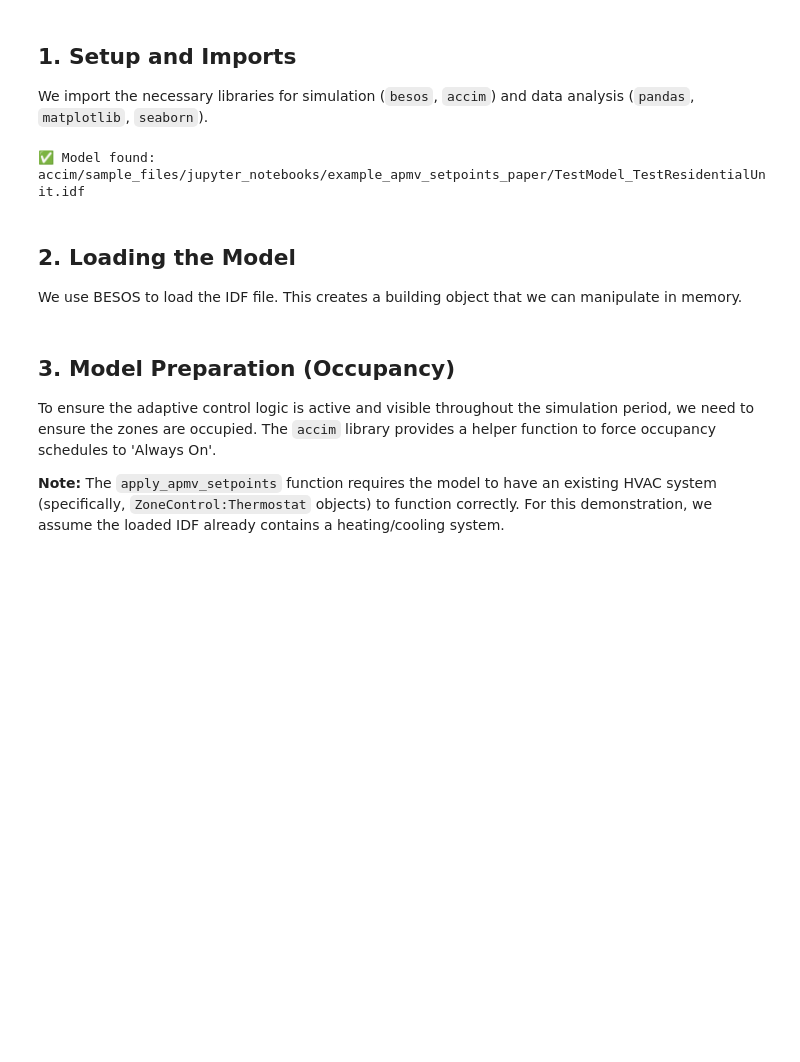
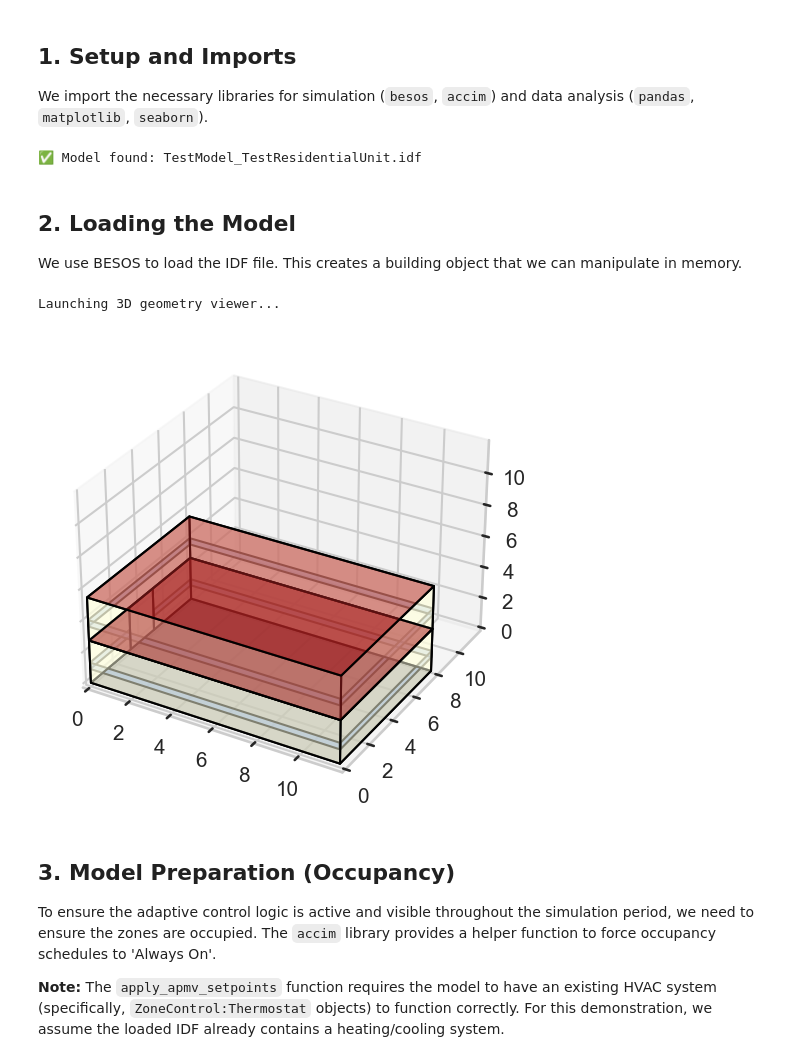
Before and after one commit to piaoger/accim, a Jupyter notebook: docs/source/jupyter_notebooks/example_apmv_setpoints_paper/using_apmv_setpoints.ipynb, the cells around one changed output. Drawn from its saved outputs; the diff is of its cells as text; code cells hidden in the pictures; blank space fills up the shorter version.

```diff
--- a/docs/source/jupyter_notebooks/example_apmv_setpoints_paper/using_apmv_setpoints.ipynb
+++ b/docs/source/jupyter_notebooks/example_apmv_setpoints_paper/using_apmv_setpoints.ipynb
@@ -34,9 +34,8 @@ plt.rcParams['figure.figsize'] = [14, 6]
 sns.set_style("whitegrid")
 
 # Define file paths
-# idf_filename = "TestModel_TestResidentialUnit.idf"
-idf_filename = 'accim/sample_files/jupyter_notebooks/example_apmv_setpoints_paper/TestModel_TestResidentialUnit.idf'
-epw_filename = 'accim/sample_files/jupyter_notebooks/example_apmv_setpoints_paper/Seville.epw'
+idf_filename = "TestModel_TestResidentialUnit.idf"
+epw_filename = 'Seville.epw'
 
 # Check files
 if not os.path.exists(idf_filename):
@@ -44,7 +43,7 @@ if not os.path.exists(idf_filename):
 else:
     print(f"✅ Model found: {idf_filename}")
 # %% [output]
-✅ Model found: accim/sample_files/jupyter_notebooks/example_apmv_setpoints_paper/TestModel_TestResidentialUnit.idf
+✅ Model found: TestModel_TestResidentialUnit.idf
 # %% [markdown]
 ## 2. Loading the Model
 
@@ -52,6 +51,34 @@ We use BESOS to load the IDF file. This creates a building object that we can ma
 # %%
 # Load initial instance for inspection
 building = ef.get_building(idf_filename)
+# %%
+# Let's visulize the idf
+from geomeppy import IDF
+import os
+
+# 1. Save the current BESOS model to a temporary file
+# This ensures geomeppy reads the exact current state of the geometry
+temp_idf_name = "temp_geometry_view.idf"
+building.saveas(temp_idf_name)
+IDF.setiddname("C:\EnergyPlusV25-1-0\Energy+.idd")
+# 2. Initialize Geomeppy
+# Note: This assumes EnergyPlus is installed and IDD is found automatically
+idf_geo = IDF(idf_filename)
+
+# 3. Launch the 3D Viewer
+# This will open a separate pop-up window. Check your taskbar if it doesn't appear on top.
+print("Launching 3D geometry viewer...")
+try:
+    idf_geo.view_model()
+except Exception as e:
+    print(f"Could not open viewer: {e}")
+
+# 4. Cleanup
+if os.path.exists(temp_idf_name):
+    os.remove(temp_idf_name)
+# %% [output]
+Launching 3D geometry viewer...
+[figure, added]
 # %% [markdown]
 ## 3. Model Preparation (Occupancy)
 
```
Also changed, not shown: parts of 2 cells of this notebook.
